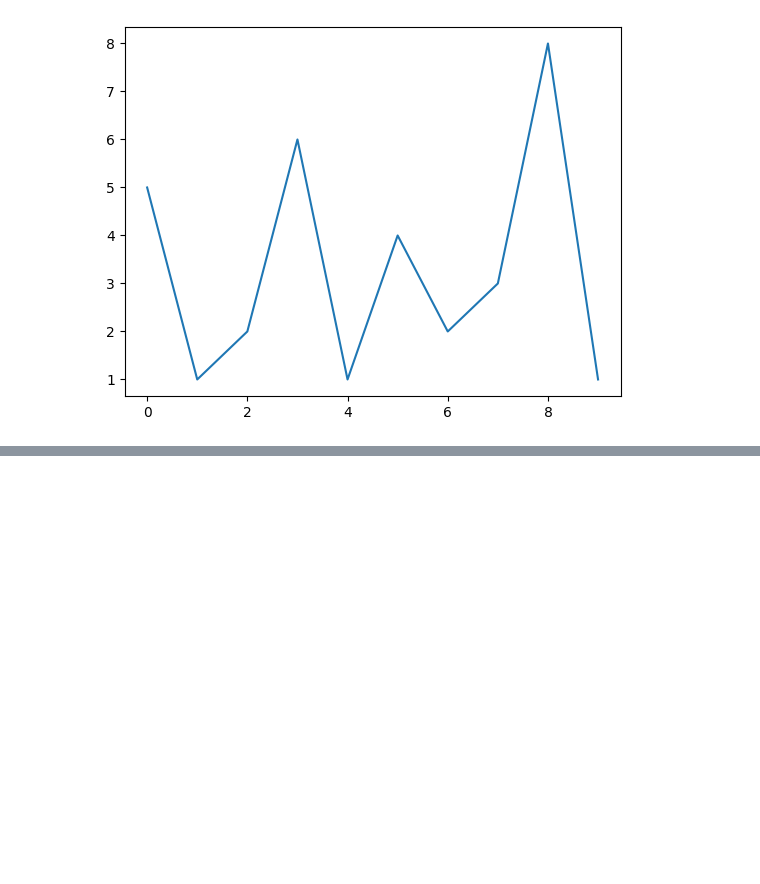
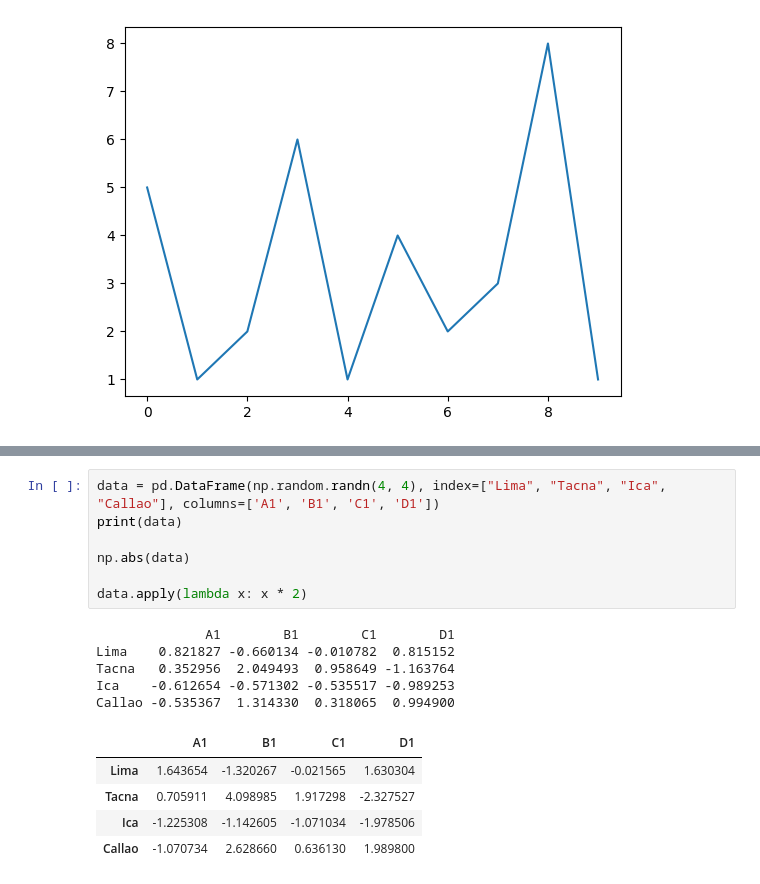
Before and after one commit to cristhianclx/66v, a Jupyter notebook: 04.ipynb, the cells around one changed output, grey strips where cells are left out. Saved outputs shown, nothing was run; the diff lists cells and outputs as text; blank space fills up the shorter version.

```diff
--- a/04.ipynb
+++ b/04.ipynb
@@ -177,0 +424,18 @@ plt.plot(data)
+# %%
+data = pd.DataFrame(np.random.randn(4, 4), index=["Lima", "Tacna", "Ica", "Callao"], columns=['A1', 'B1', 'C1', 'D1'])
+print(data)
+
+np.abs(data)
+
+data.apply(lambda x: x * 2)
+# %% [output]
+              A1        B1        C1        D1
+Lima    0.821827 -0.660134 -0.010782  0.815152
+Tacna   0.352956  2.049493  0.958649 -1.163764
+Ica    -0.612654 -0.571302 -0.535517 -0.989253
+Callao -0.535367  1.314330  0.318065  0.994900
+|  | A1 | B1 | C1 | D1 |
+| Lima | 1.643654 | -1.320267 | -0.021565 | 1.630304 |
+| Tacna | 0.705911 | 4.098985 | 1.917298 | -2.327527 |
+| Ica | -1.225308 | -1.142605 | -1.071034 | -1.978506 |
+| Callao | -1.070734 | 2.628660 | 0.636130 | 1.989800 |
```
Also changed, not shown: parts of 19 cells of this notebook.
